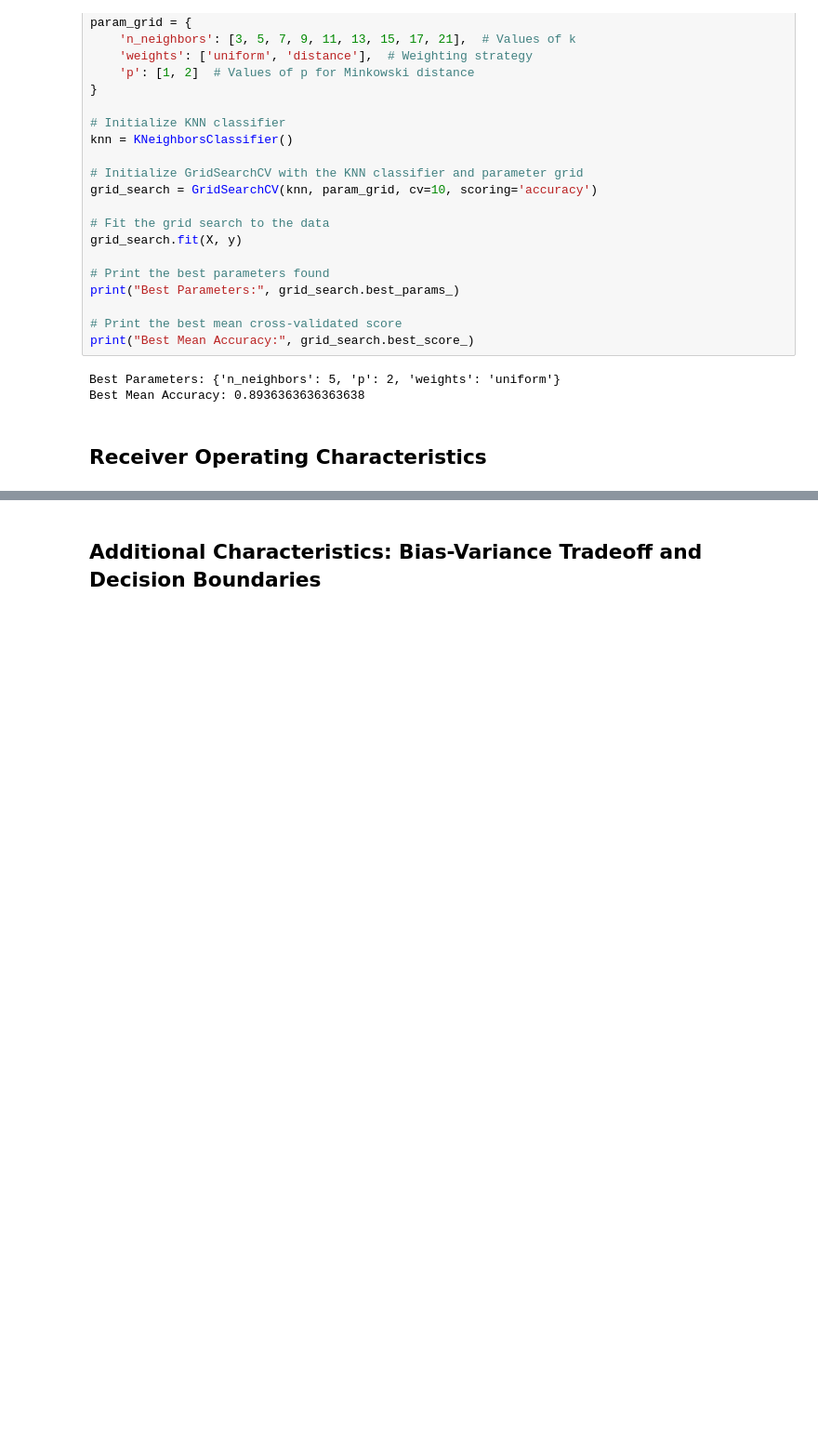
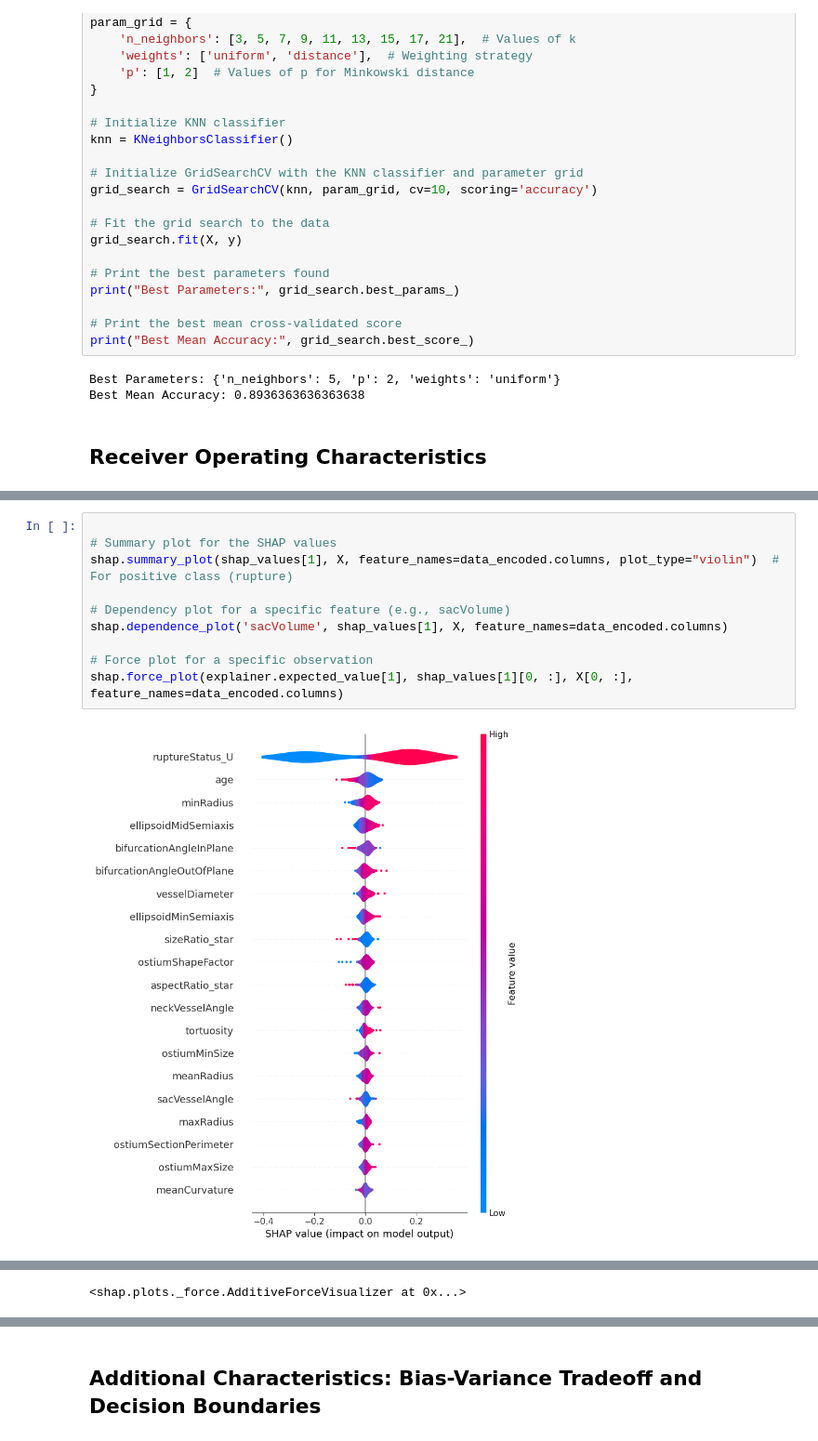
Before and after one commit to shrinitbabel/Aneurysm-CFD-Supervised-Clustering, a Jupyter notebook: Aneurysm_Prediction.ipynb, the cells around one changed output, grey strips where cells are left out. Shown at 93% size. Saved outputs shown, nothing was run; the diff lists cells and outputs as text; blank space fills up the shorter version.

```diff
--- a/Aneurysm_Prediction.ipynb
+++ b/Aneurysm_Prediction.ipynb
@@ -430,0 +461,12 @@ plt.show()
+# %%
+
+# Summary plot for the SHAP values
+shap.summary_plot(shap_values[1], X, feature_names=data_encoded.columns, plot_type="violin")  # For positive class (rupture)
+
+# Dependency plot for a specific feature (e.g., sacVolume)
+shap.dependence_plot('sacVolume', shap_values[1], X, feature_names=data_encoded.columns)
+
+# Force plot for a specific observation
+shap.force_plot(explainer.expected_value[1], shap_values[1][0, :], X[0, :], feature_names=data_encoded.columns)
+# %% [output]
+[figure, added]
@@ -430,0 +474 @@ plt.show()
+<shap.plots._force.AdditiveForceVisualizer at 0x...>
```
Also changed, not shown: parts of 14 cells of this notebook, 1 other file.
